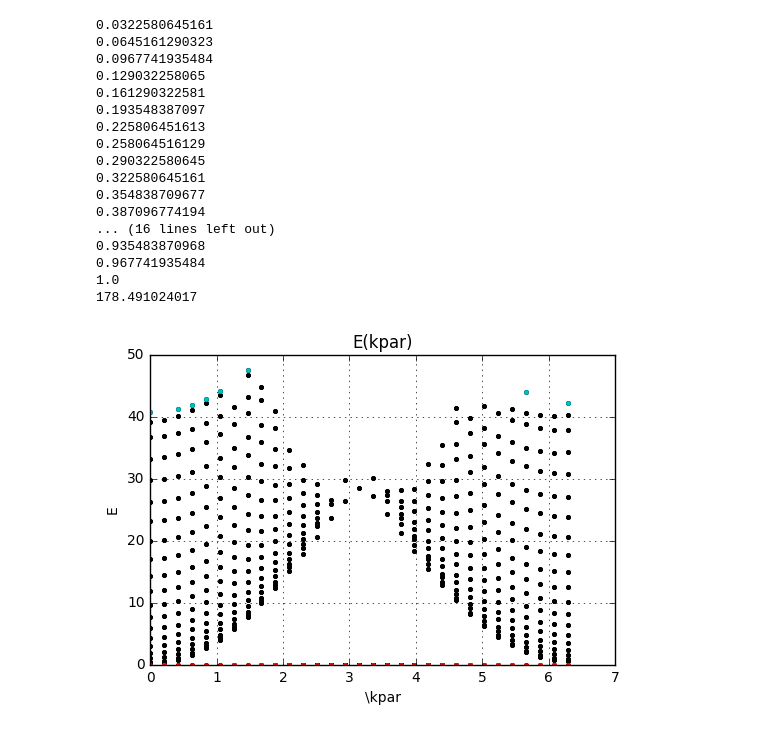
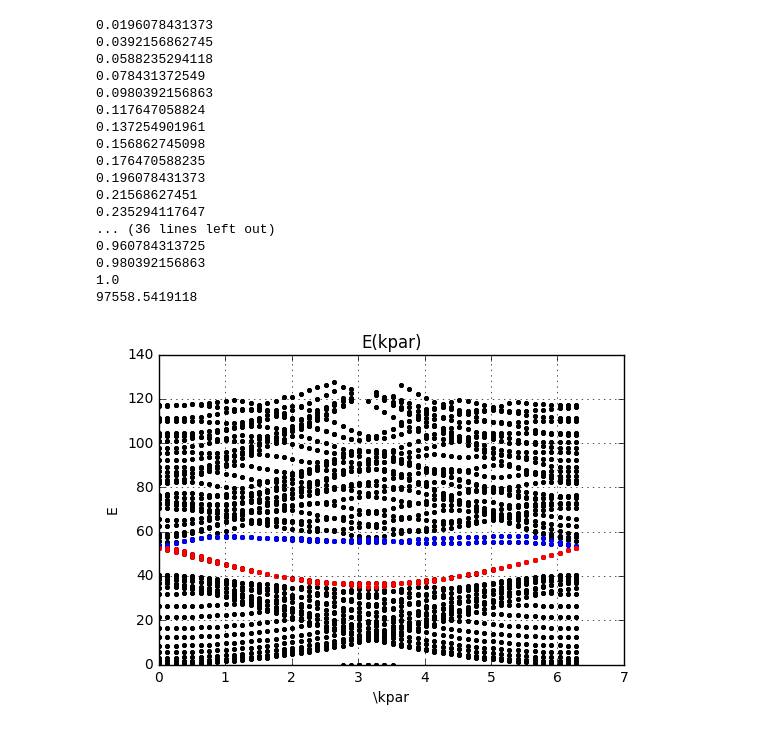
Before and after one commit to cas91010491/fem-solvers, a Jupyter notebook: Maxwell/E_delta_xi.ipynb, the cells around one changed output. Drawn from its saved outputs; the diff is of its cells as text; code cells hidden in the pictures.

```diff
--- a/Maxwell/E_delta_xi.ipynb
+++ b/Maxwell/E_delta_xi.ipynb
@@ -15,16 +15,16 @@ Lx = 1.0
 Ly = 20.0
 
 # set grid size
-mx = 20/4
+mx = 20/1   # 20/2
 my = int(mx*Ly)
 
 # xi slice
-J = 31
-SHIFT = np.linspace(0.0,1.0,J) - 1.0/3.0
-#SHIFT = np.linspace(1.0/3.0-1.0/16.0,1.0/3.0,J) - 1.0/3.0
+J = 51
+#SHIFT = np.linspace(0.0,1.0,J) - 1.0/3.0
+SHIFT = np.linspace(0.0,1.0,J)
 
 # number of eigenvalues
-evals = 2*1*int(Ly)+2
+evals = 2*2*int(Ly)+14
 E = np.zeros((J,evals))
 # %%
 ## Mesh
@@ -40,8 +40,8 @@ v1_h = np.array([sqrt(3),1])/2.0
 v2_h = np.array([sqrt(3),-1])/2.0
 
 # different edges
-# a1 = 1; b1 = 1; a2 = 0; b2 = 1;     # armchair
-a1, b1, a2, b2 = 1, 0, 0, 1       # zigzag
+a1 = 1; b1 = 1; a2 = 0; b2 = 1;     # armchair
+# a1, b1, a2, b2 = 1, 0, 0, 1       # zigzag
 # a1 = 3; b1 = 2; a2 = 1; b2 = 1;     # general
 # a1 = 2; b1 = 1; a2 = 1; b2 = 1;     # general
 
@@ -188,7 +188,7 @@ def compute_evals(A, E, M, r):
     eigensolver = SLEPcEigenSolver(A,M)
     eigensolver.parameters['spectrum'] = 'smallest real'
     eigensolver.parameters['solver']   = 'krylov-schur'
-    eigensolver.parameters['tolerance'] = 1.e-10   # 1.e-12
+    eigensolver.parameters['tolerance'] = 1.e-6   # 1.e-10
     #eigensolver.parameters['maximum_iterations'] = 1000
     #eigensolver.parameters['problem_type'] = 'gen_hermitian'
 
@@ -238,43 +238,44 @@ for xi in SHIFT:
 
 print time.time() - program_starts
 # %% [output]
-0.0322580645161
-0.0645161290323
-0.0967741935484
-0.129032258065
-0.161290322581
-0.193548387097
-0.225806451613
-0.258064516129
-0.290322580645
-0.322580645161
-0.354838709677
-0.387096774194
-... (16 lines left out)
-0.935483870968
-0.967741935484
+0.0196078431373
+0.0392156862745
+0.0588235294118
+0.078431372549
+0.0980392156863
+0.117647058824
+0.137254901961
+0.156862745098
+0.176470588235
+0.196078431373
+0.21568627451
+0.235294117647
+... (36 lines left out)
+0.960784313725
+0.980392156863
 1.0
-178.491024017
+97558.5419118
 # %%
 ## Plotting eigenvalues
 
-kpar = 2.0*np.pi*SHIFT + 2.0*np.pi/3.0
+#kpar = 2.0*np.pi*SHIFT + 2.0*np.pi/3.0
+kpar = 2.0*np.pi*SHIFT
 
 plt.plot(kpar,E,'k.')
-#plt.plot(kpar,E[:,int(2*Ly+2)],'g.')
-plt.plot(kpar,E[:,int(2*Ly-1)],'c.')
-plt.plot(kpar,E[:,int(2*Ly-0)],'r.')
-#plt.plot(kpar,E[:,int(2*Ly+1)],'b.')
-#plt.plot(kpar,E[:,int(2*Ly+2)],'y.')
+plt.plot(kpar,E[:,int(2*Ly)],'b.')
+plt.plot(kpar,E[:,int(2*Ly-2)],'b.')
+plt.plot(kpar,E[:,int(2*Ly-4)],'r.')
+plt.plot(kpar,E[:,int(2*Ly-6)],'r.')
+#plt.plot(kpar,E[:,int(2*Ly+16)],'y.')
 
 plt.xlabel('\kpar')
 plt.ylabel('E')
 plt.title('E(kpar)')
 #plt.title('Time Reversal Symmetry Broken')
 #plt.title('Spatial Reversal Symmetry Broken')
 plt.grid(True)
 
 plt.show()
 # %% [output]
-[figure, old version]
+[figure, new version]
 # %%
```
Also changed, not shown: parts of 4 cells of this notebook, 1 other file.
